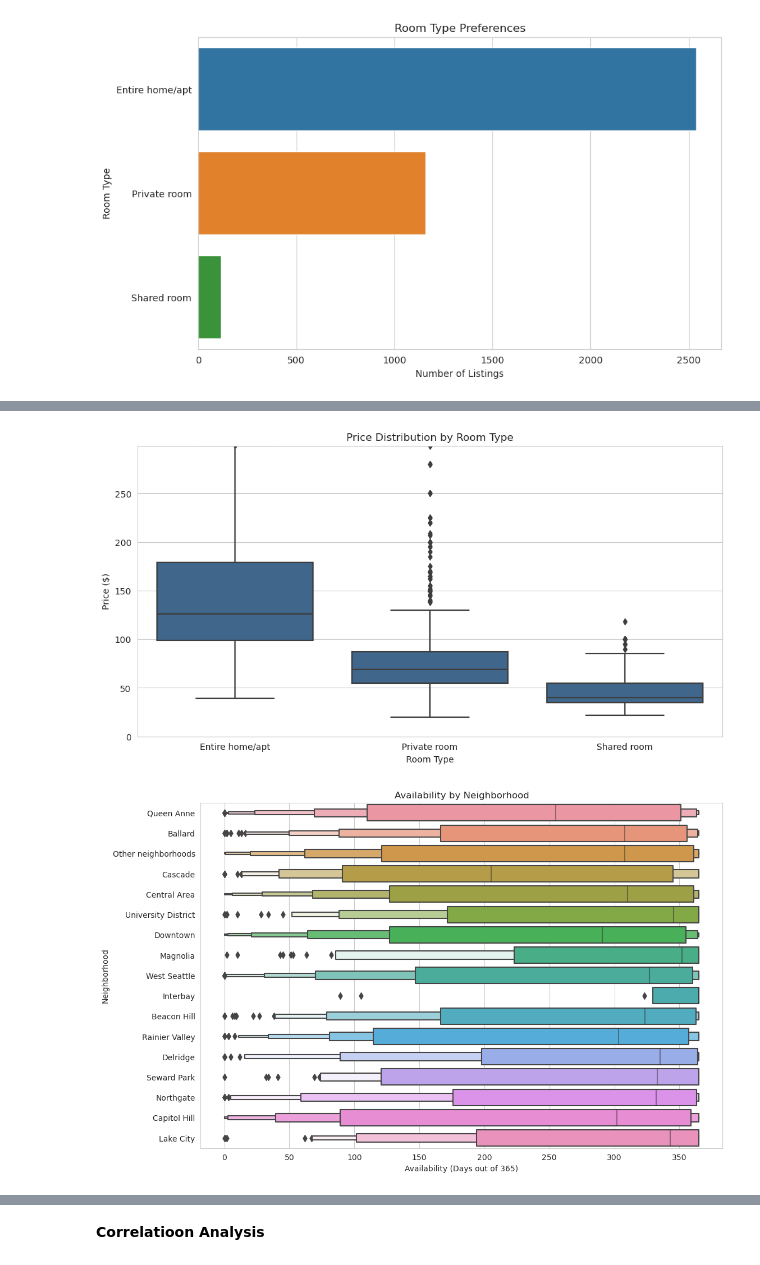
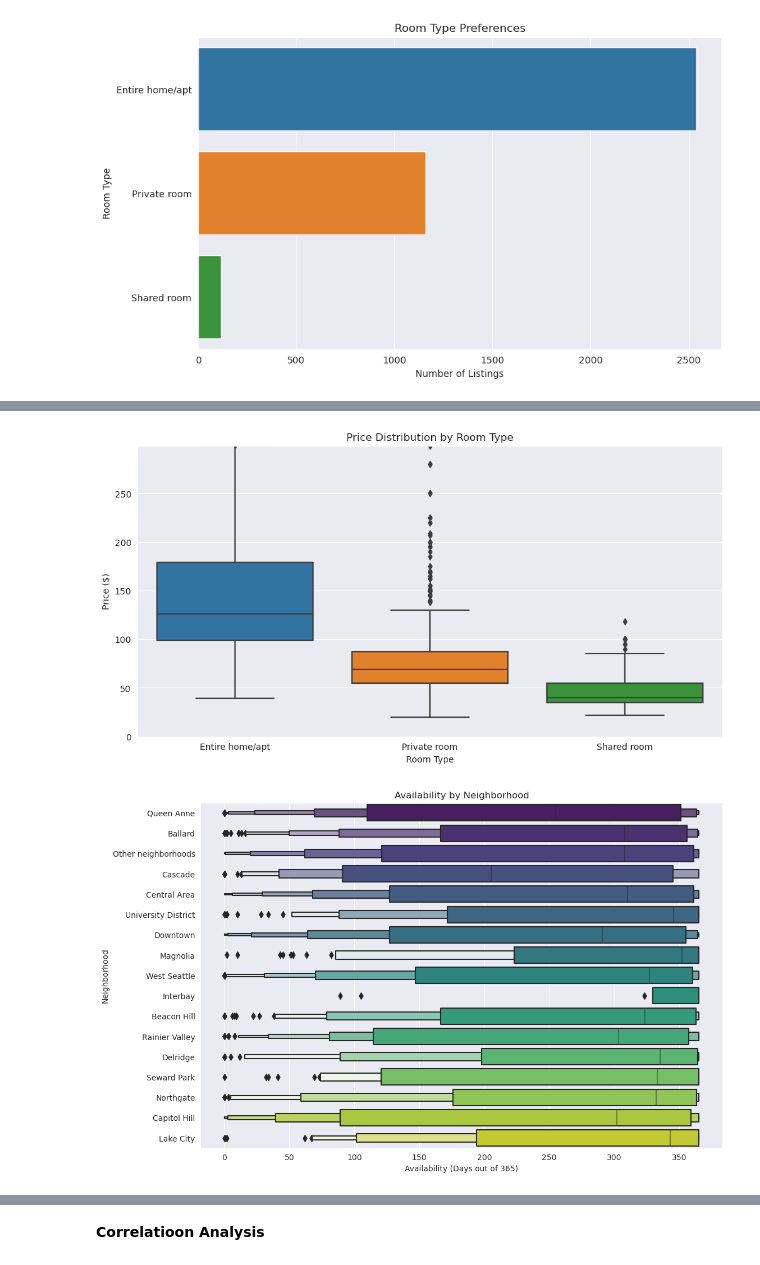
Before and after one commit to subhopam-das-personal/seattle-airbnb-data-analysis, a Jupyter notebook: seattle-airbnb-medium.ipynb, the cells around one changed output, grey strips where cells are left out. Drawn from its saved outputs; the diff is of its cells as text; code cells hidden in the pictures.

```diff
--- a/seattle-airbnb-medium.ipynb
+++ b/seattle-airbnb-medium.ipynb
@@ -61,9 +61,12 @@ dtypes: float64(17), int64(13), object(62)
 memory usage: 2.7+ MB
 # %% [markdown]
 **Data Cleaning**
-# %%
-# Drop duplicate columns
-listings_df = listings_df.T.drop_duplicates().T
+# %%
+# Identify duplicate columns
+duplicate_columns = listings_df.columns[listings_df.columns.duplicated()]
+
+# Drop duplicate columns
+listings_df = listings_df.drop(columns=duplicate_columns)
 # %%
 # Drop columns with full NA
 listings_df.dropna(axis=1, how='all', inplace=True)
@@ -156,7 +159,7 @@ estimated_annual_occupancy_rate
 32.938998399793334
 # %%
 # Distribution of Property Types
-sns.set_style("whitegrid")  # Set the aesthetic style of the plots
+sns.set_style("darkgrid")  # Set the aesthetic style of the plots
 
 # Calculate teh distribution of the property types
 property_type_counts = listings_df['property_type'].value_counts()
@@ -224,17 +227,17 @@ plt.ylabel('Price ($)')
 plt.ylim(0, listings_df['price'].quantile(0.95))  # Limiting y-axis to 95th percentile for better visualization
 plt.show()
 # %% [output]
-[figure, old version]
+[figure, new version]
 # %%
 # Availability by Neighborhood
 plt.figure(figsize=(12, 8))
-sns.boxenplot(y='neighbourhood_group_cleansed', x='availability_365', data=listings_df)
+sns.boxenplot(y='neighbourhood_group_cleansed', x='availability_365', data=listings_df,palette='viridis')
 plt.title('Availability by Neighborhood')
 plt.xlabel('Availability (Days out of 365)')
 plt.ylabel('Neighborhood')
 plt.show()
 # %% [output]
-[figure, old version]
+[figure, new version]
 # %%
 # Review Scores Rating Distribution
 plt.figure(figsize=(12, 6))
```
Also changed, not shown: parts of 4 cells of this notebook, 1 other file.
